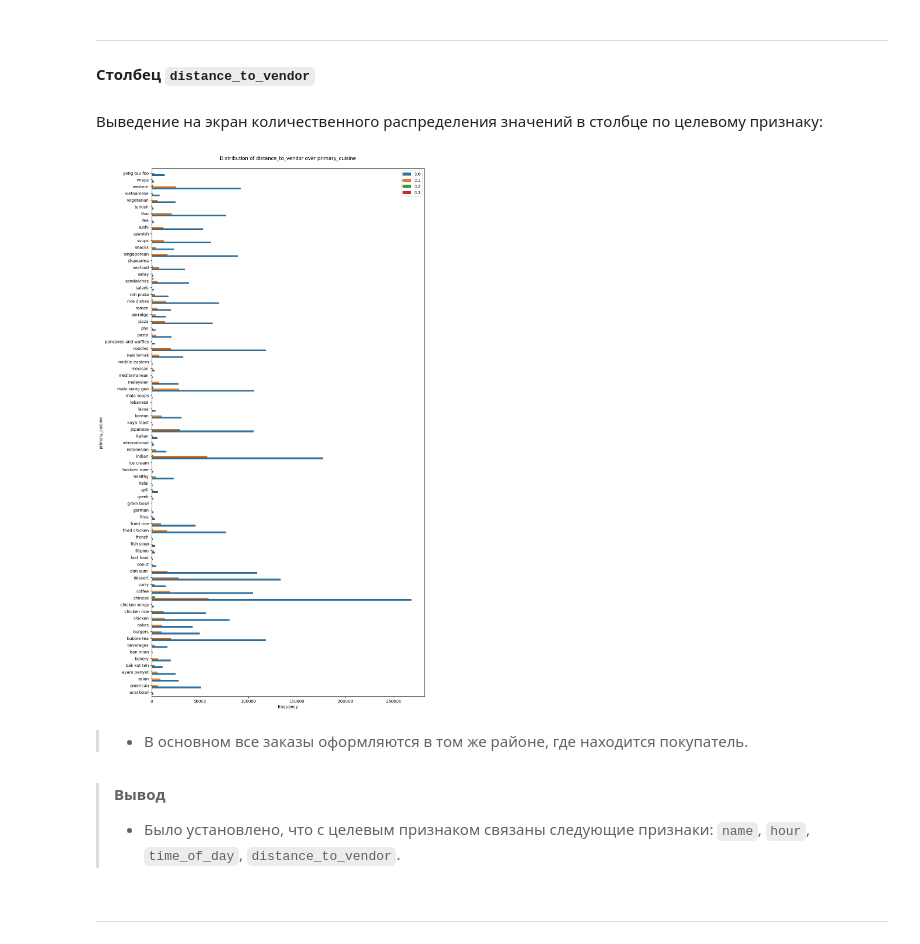
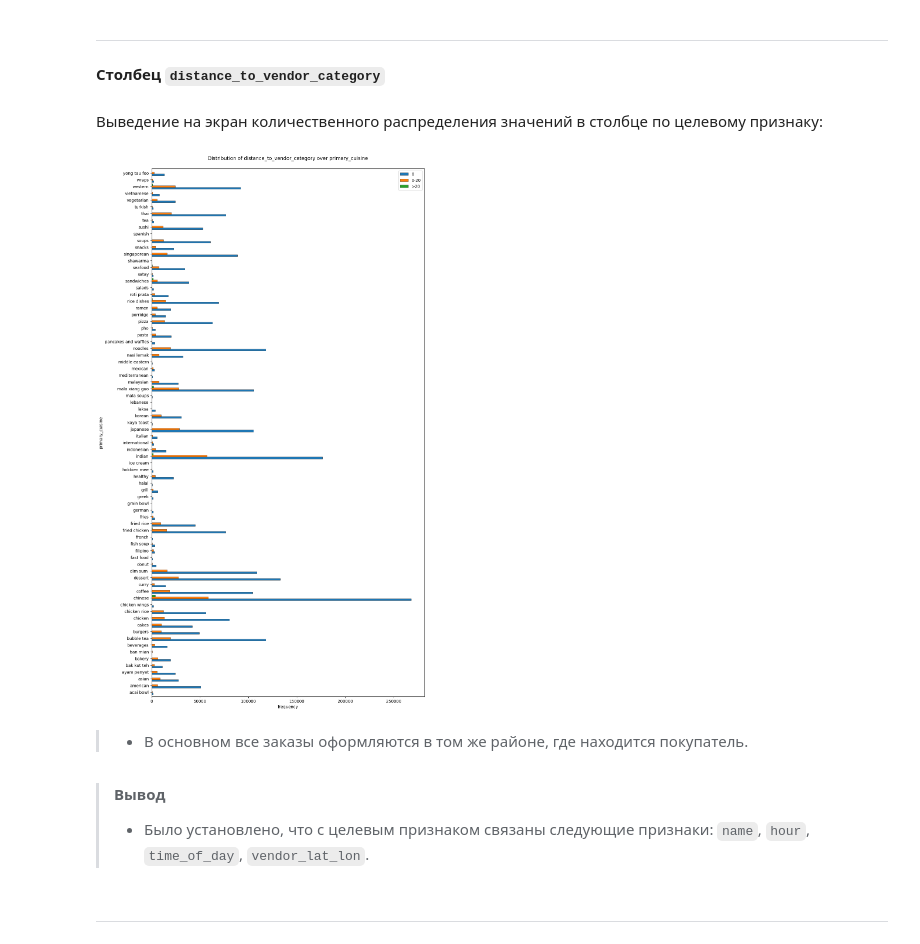
Before and after one commit to tidalinn/mai_term03_machine_learning_course, a Jupyter notebook: project_cuisine/eda_sg.ipynb, the cells around one changed output. Drawn from its saved outputs; the diff is of its cells as text; code cells hidden in the pictures.

```diff
--- a/project_cuisine/eda_sg.ipynb
+++ b/project_cuisine/eda_sg.ipynb
@@ -1101,3 +1107,14 @@ Name: count, dtype: int64
+# %%
+def decode_hash(code: str) -> Tuple[float]:
+    '''Decode geo hash to latitude and longitude.
+
+    Args:
+      - code (str) - hash code
+    '''
+
+    decoded = geohash2.decode(code)
+
+    return (float(decoded[0]), float(decoded[1]))
 # %% [markdown]
 Задание функции, вычисляющей расстояние по прямой от геолокации покупателя до геолокации продавца:
 # %%
@@ -1108,18 +1125,7 @@ def calculate_distance(row) -> float:
     - row - row of dataframe during df.apply(calculate_distance, axis=1)
     '''
 
-    user_geo = row['geohash']
-    vendor_geo = row['geohash_vendor']
-
-    if user_geo == vendor_geo:
-        return 0.0
-    else:
-        convert_to_float = lambda x: [float(coord) for coord in geohash2.decode(x)]
-
-        x1_y1 = convert_to_float(user_geo)
-        x2_y2 = convert_to_float(vendor_geo)
-
-        return round(((x2_y2[0] - x1_y1[0]) ** 2 + (x2_y2[1] - x1_y1[1]) ** 2) ** 0.5, 1)
+    return round(geodesic(row['user_lat_lon'], row['vendor_lat_lon']).km, 2)
 # %% [markdown]
 ---
 # %% [markdown]
@@ -1162,0 +1171,6 @@ Not in the intersection: 14
+# %%
+data_train['user_lat_lon'] = data_train['geohash'].apply(decode_hash)
+data_train['vendor_lat_lon'] = data_train['geohash_vendor'].apply(decode_hash)
+
+data_test['user_lat_lon'] = data_test['geohash'].apply(decode_hash)
+data_test['vendor_lat_lon'] = data_test['geohash_vendor'].apply(decode_hash)
@@ -1187,0 +1226,7 @@ Name: count, dtype: int64
+# %%
+get_distance_category = lambda x: '0' if x == 0 else \
+                                  '0-20' if 10 < x < 20 else \
+                                  '>20'
+
+data_train['distance_to_vendor_category'] = data_train['distance_to_vendor'].apply(get_distance_category)
+data_test['distance_to_vendor_category'] = data_test['distance_to_vendor'].apply(get_distance_category)
@@ -1474,24 +1530,24 @@ plot_multi_bar(
 # %% [markdown]
 ---
 # %% [markdown]
-**Столбец `distance_to_vendor`**
+**Столбец `distance_to_vendor_category`**
 # %% [markdown]
 Выведение на экран количественного распределения значений в столбце по целевому признаку:
 # %%
 plot_multi_bar(
     data_train,
-    col_name='distance_to_vendor',
+    col_name='distance_to_vendor_category',
     col_target='primary_cuisine',
     y_frac=0.3
 )
 # %% [output]
-[figure, old version]
+[figure, new version]
 # %% [markdown]
 >* В основном все заказы оформляются в том же районе, где находится покупатель.
 # %% [markdown]
 >**Вывод**
 >
->* Было установлено, что с целевым признаком связаны следующие признаки: `name`, `hour`, `time_of_day`, `distance_to_vendor`.
+>* Было установлено, что с целевым признаком связаны следующие признаки: `name`, `hour`, `time_of_day`, `vendor_lat_lon`.
 # %% [markdown]
 ---
 # %% [markdown]
```
Also changed, not shown: parts of 29 cells of this notebook.
